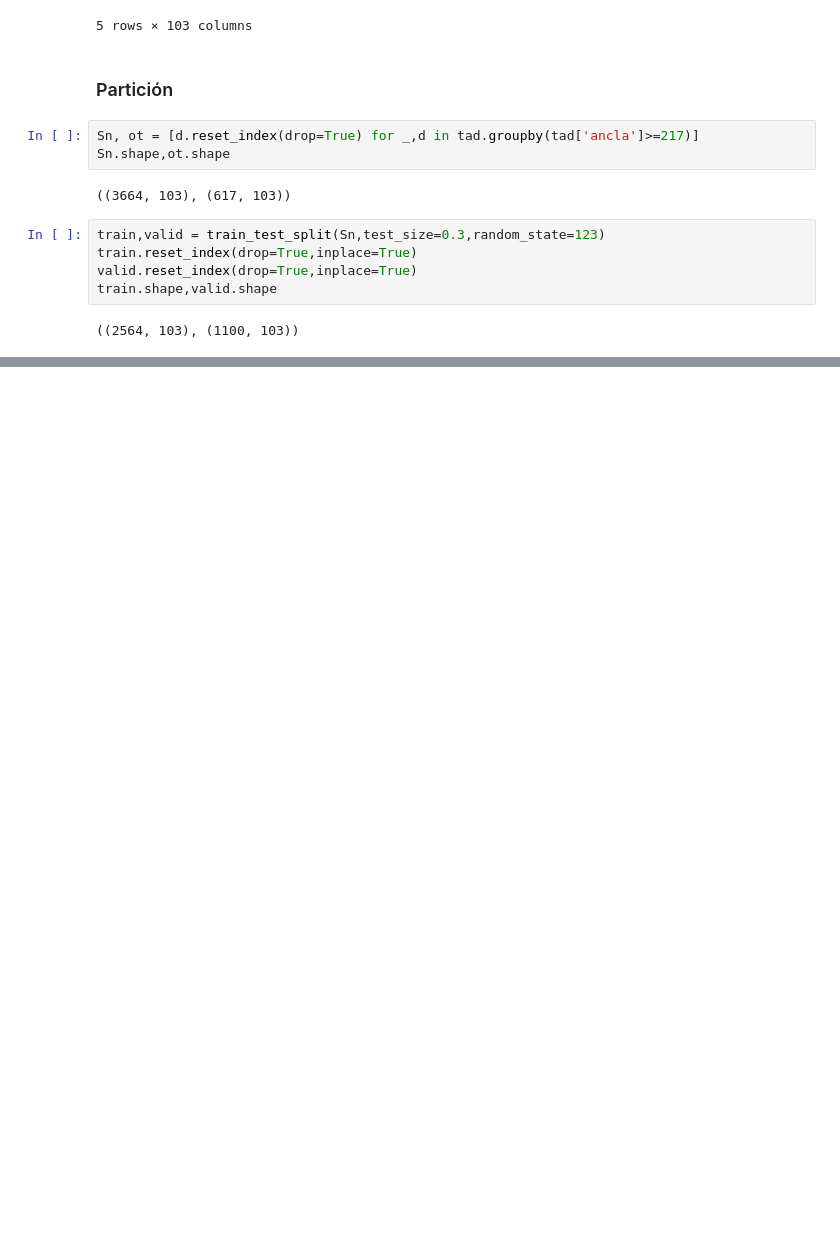
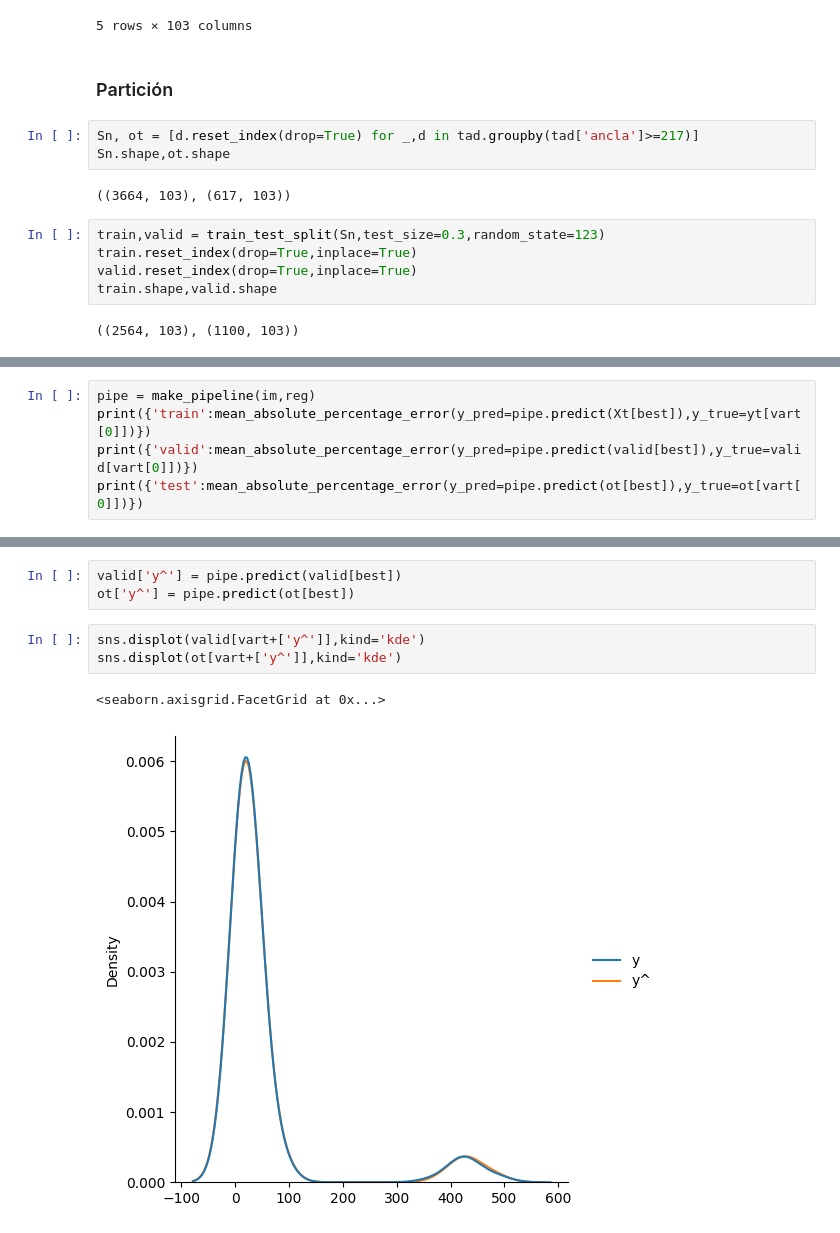
Before and after one commit to JGFuentesC/amv_2023_2, a Jupyter notebook: practicas/Regresión Acciones.ipynb, the cells around one changed output, grey strips where cells are left out. Drawn from its saved outputs; the diff is of its cells as text; blank space fills up the shorter version.

```diff
--- a/practicas/Regresión Acciones.ipynb
+++ b/practicas/Regresión Acciones.ipynb
@@ -182,0 +308,5 @@ train.shape,valid.shape
+# %%
+pipe = make_pipeline(im,reg)
+print({'train':mean_absolute_percentage_error(y_pred=pipe.predict(Xt[best]),y_true=yt[vart[0]])})
+print({'valid':mean_absolute_percentage_error(y_pred=pipe.predict(valid[best]),y_true=valid[vart[0]])})
+print({'test':mean_absolute_percentage_error(y_pred=pipe.predict(ot[best]),y_true=ot[vart[0]])})
@@ -182,0 +349,9 @@ train.shape,valid.shape
+# %%
+valid['y^'] = pipe.predict(valid[best])
+ot['y^'] = pipe.predict(ot[best])
+# %%
+sns.displot(valid[vart+['y^']],kind='kde')
+sns.displot(ot[vart+['y^']],kind='kde')
+# %% [output]
+<seaborn.axisgrid.FacetGrid at 0x...>
+[figure, added]
```
Also changed, not shown: parts of 33 cells of this notebook, 2 other files.
